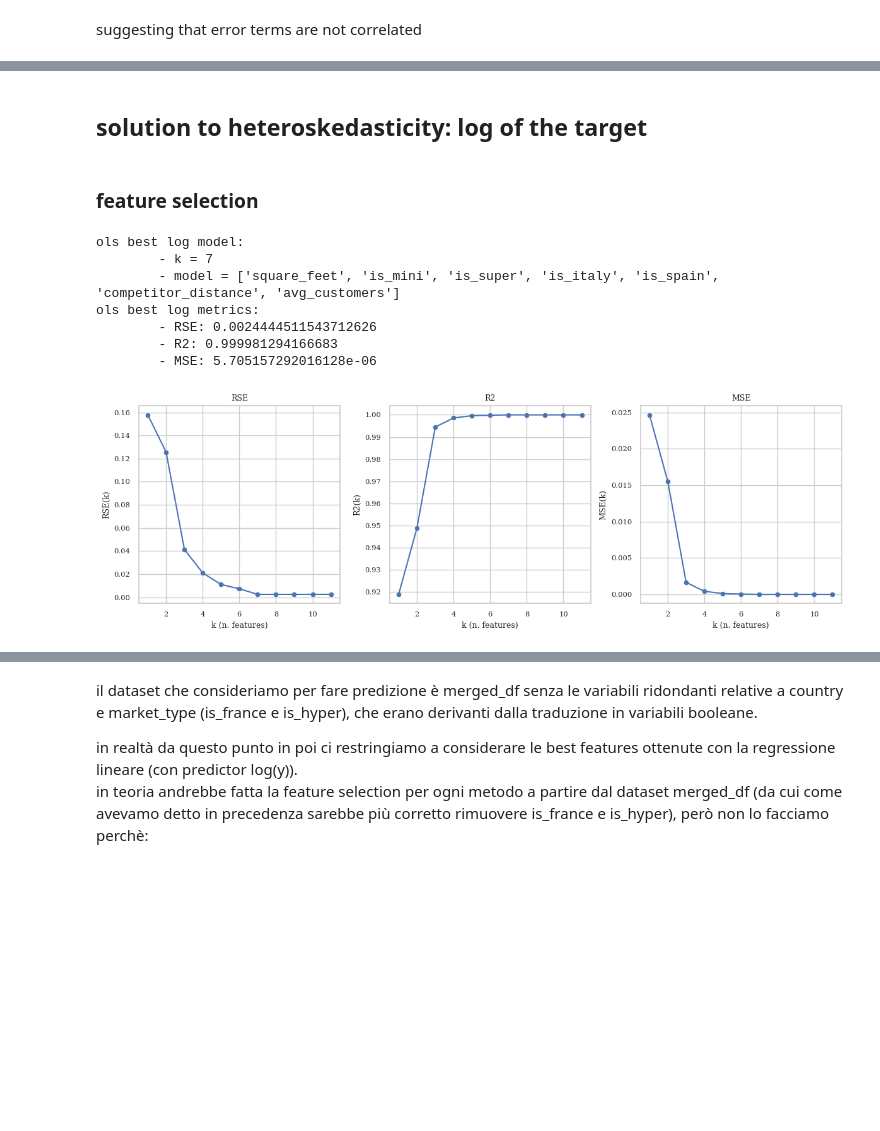
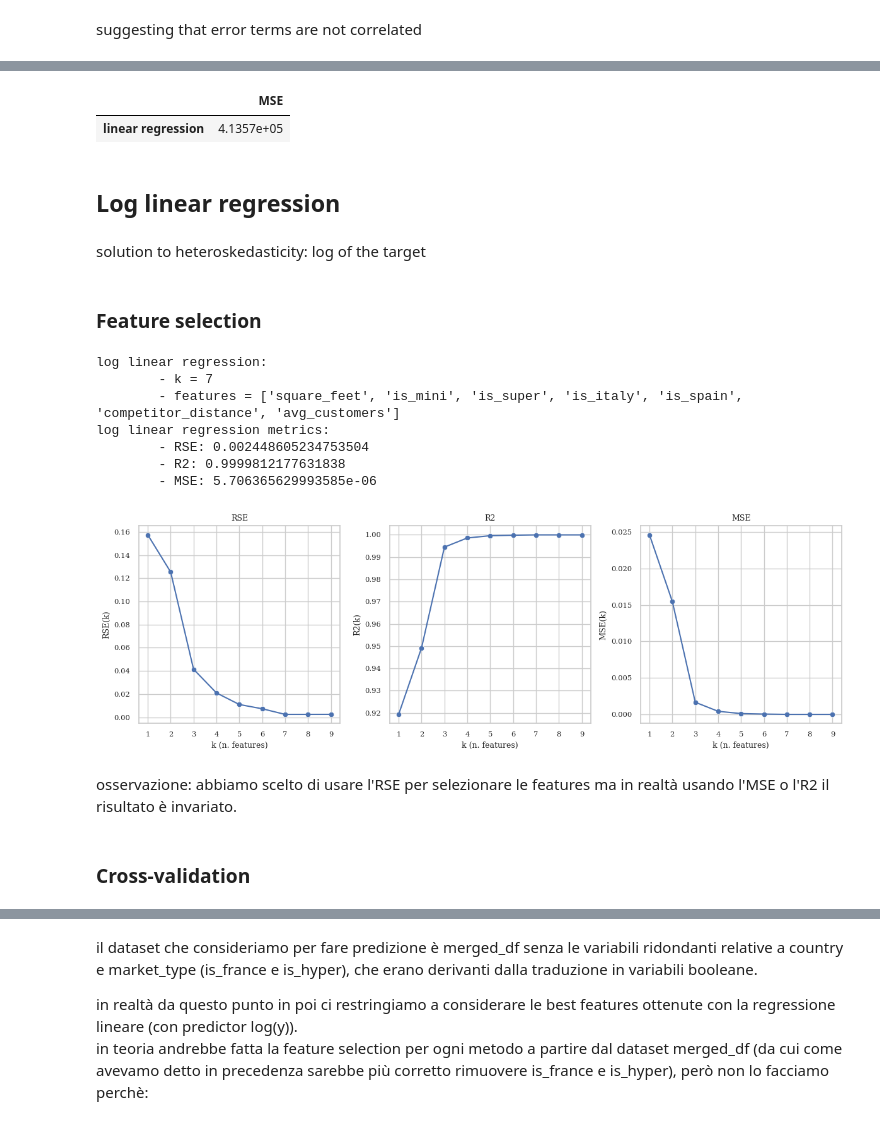
Before and after one commit to caporali/statistical_machine_learning_project, a Jupyter notebook: project_sml.ipynb, the cells around one changed output, grey strips where cells are left out. Saved outputs shown, nothing was run; the diff lists cells and outputs as text; code cells hidden in the pictures; blank space fills up the shorter version.

```diff
--- a/project_sml.ipynb
+++ b/project_sml.ipynb
@@ -633,21 +647,19 @@ len(merged_df[merged_df["has_promotions"] == "NO"])
 encode categorical variables
 # %%
 # split country and market_type
-merged_df = pd.concat([merged_df, merged_df["country"].rename("is_france"), merged_df["country"].rename("is_italy"),
-	merged_df["market_type"].rename("is_super"), merged_df["market_type"].rename("is_hyper")], axis = 1)
+merged_df = pd.concat([merged_df, merged_df["country"].rename("is_italy"),
+	merged_df["market_type"].rename("is_super")], axis = 1)
 merged_df.rename(columns = {"country": "is_spain", "market_type": "is_mini"}, inplace = True)
-merged_df = merged_df[["sales_amount", "is_open", "is_spain", "is_france", "is_italy", "is_mini", "is_super", "is_hyper",
+merged_df = merged_df[["sales_amount", "is_open", "is_spain", "is_italy", "is_mini", "is_super",
 	"square_feet", "avg_customers", "competitor_distance", "has_promotions"]]
 
 # country
 merged_df["is_spain"] = merged_df["is_spain"].map({"SPAIN": 1, "FRANCE": 0, "ITALY": 0})
-merged_df["is_france"] = merged_df["is_france"].map({"SPAIN": 0, "FRANCE": 1, "ITALY": 0})
 merged_df["is_italy"] = merged_df["is_italy"].map({"SPAIN": 0, "FRANCE": 0, "ITALY": 1})
 
 # market_type
 merged_df["is_mini"] = merged_df["is_mini"].map({"MINI": 1, "SUPER": 0, "HYPER": 0})
 merged_df["is_super"] = merged_df["is_super"].map({"MINI": 0, "SUPER": 1, "HYPER": 0})
-merged_df["is_hyper"] = merged_df["is_hyper"].map({"MINI": 0, "SUPER": 0, "HYPER": 1})
 
 # has_promotions
 merged_df["has_promotions"] = merged_df["has_promotions"].map({"YES": 1, "NO": 0})
@@ -670,12 +682,11 @@ display(merged_df)
 # %% [markdown]
 ### scatterplot
 # %%
-fig, ax = plt.subplots(ncols = 4, nrows = 3, figsize = (16, 12))
+fig, ax = plt.subplots(ncols = 3, nrows = 3, figsize = (16, 12))
 index = 0
 ax = ax.flatten()
 for col_name in merged_df.columns.difference(["sales_amount"]):
 	current_plot = sns.scatterplot(y = merged_df["sales_amount"], x = merged_df[col_name], ax = ax[index])
 	index = index + 1
-ax[-1].axis("off")
 plt.tight_layout()
 # %% [output]
@@ -991,32 +1349,43 @@ vif
+# %%
+cv_mse = pd.DataFrame([{"MSE": cv_errors["MSE"]["OLS best linear"]}])
+cv_mse = cv_mse.rename(index = {0: "linear regression"})
+cv_mse
+# %% [output]
+|  | MSE |
+| linear regression | 4.1357e+05 |
+# %% [markdown]
+## Log linear regression
 # %% [markdown]
-## solution to heteroskedasticity: log of the target
+solution to heteroskedasticity: log of the target
 # %% [markdown]
-### feature selection
+### Feature selection
+# %%
+# X_scaled
+X = merged_df.loc[:, merged_df.columns != "sales_amount"]
+scaler = StandardScaler()
+X_scaled = scaler.fit_transform(X)
+X_scaled = pd.DataFrame(X_scaled, columns = X.columns)
+
+# y
+y = merged_df["sales_amount"]
 # %%
-model_name = "ols best log"
-
-X = merged_df.loc[:, merged_df.columns != "sales_amount"]
-scaler = StandardScaler()
-X_scaled = scaler.fit_transform(X)
-X = pd.DataFrame(X_scaled, columns = X.columns)
-
-# X = merged_df.loc[:, merged_df.columns != "sales_amount"]
-y = np.log(merged_df["sales_amount"])
+model_name = "log linear regression"
 
 criteria = "RSE"
 training_method = "OLS"
-all_best_features, all_best_metrics = forward_selection_v2(training_method, X, y, criteria)
+all_best_features, all_best_metrics = forward_selection_v2(training_method, X, np.log(y), criteria)
 best_features, best_metrics = report_best_parameters(all_best_features, all_best_metrics, criteria, model_name)
 plot_metrics(all_best_metrics)
-
-cv_errors = pd.concat([cv_errors, pd.DataFrame([best_metrics])])
-cv_errors = cv_errors.rename(index = {0: model_name})
 # %% [output]
-ols best log model:
+log linear regression:
         - k = 7
-        - model = ['square_feet', 'is_mini', 'is_super', 'is_italy', 'is_spain', 'competitor_distance', 'avg_customers']
-ols best log metrics:
-        - RSE: 0.0024444511543712626
-        - R2: 0.999981294166683
-        - MSE: 5.705157292016128e-06
+        - features = ['square_feet', 'is_mini', 'is_super', 'is_italy', 'is_spain', 'competitor_distance', 'avg_customers']
+log linear regression metrics:
+        - RSE: 0.002448605234753504
+        - R2: 0.9999812177631838
+        - MSE: 5.706365629993585e-06
-[figure, old version]
+[figure, new version]
+# %% [markdown]
+osservazione: abbiamo scelto di usare l'RSE per selezionare le features ma in realtà usando l'MSE o l'R2 il risultato è invariato.
+# %% [markdown]
+### Cross-validation
```
Also changed, not shown: parts of 123 cells of this notebook.
